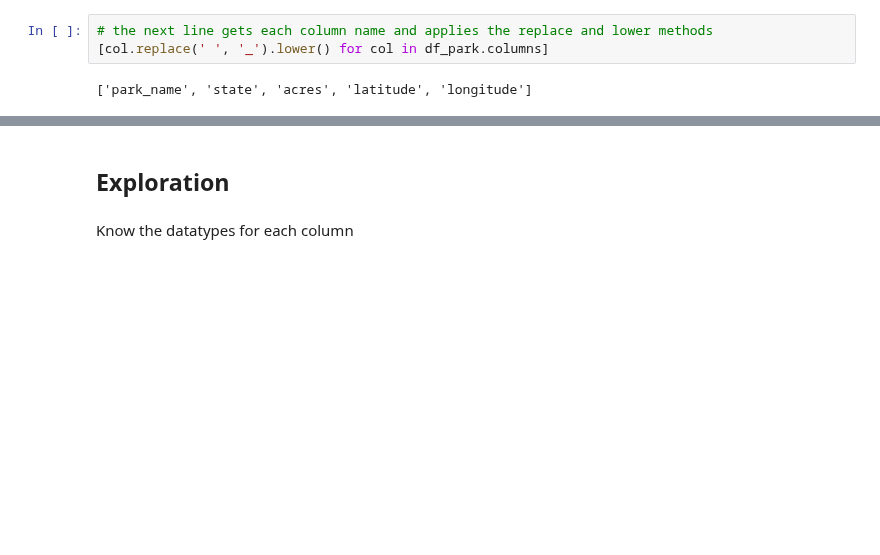
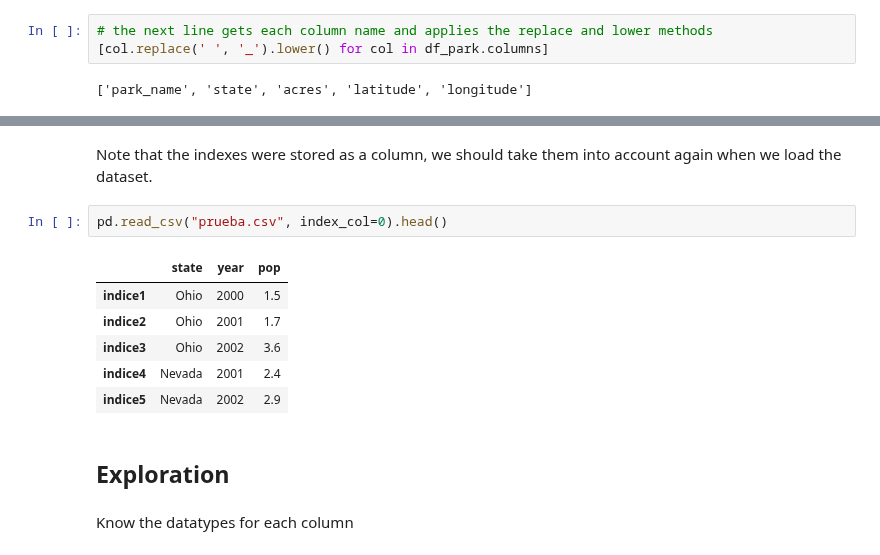
Before and after one commit to vinalyan/Data-Science, a Jupyter notebook: Python/Pandas.ipynb, the cells around one changed output, grey strips where cells are left out. Drawn from its saved outputs; the diff is of its cells as text; blank space fills up the shorter version.

```diff
--- a/Python/Pandas.ipynb
+++ b/Python/Pandas.ipynb
@@ -777,3 +860,14 @@ Index(['Park_Name', 'State', 'Acres', 'Latitude', 'Longitude'], dtype='object')
+# %% [markdown]
+Note that the indexes were stored as a column, we should take them into account again when we load the dataset.
+# %%
+pd.read_csv("prueba.csv", index_col=0).head()
+# %% [output]
+|  | state | year | pop |
+| indice1 | Ohio | 2000 | 1.5 |
+| indice2 | Ohio | 2001 | 1.7 |
+| indice3 | Ohio | 2002 | 3.6 |
+| indice4 | Nevada | 2001 | 2.4 |
+| indice5 | Nevada | 2002 | 2.9 |
 # %% [markdown]
 ## Exploration
 # %% [markdown]
```
Also changed, not shown: parts of 11 cells of this notebook.
